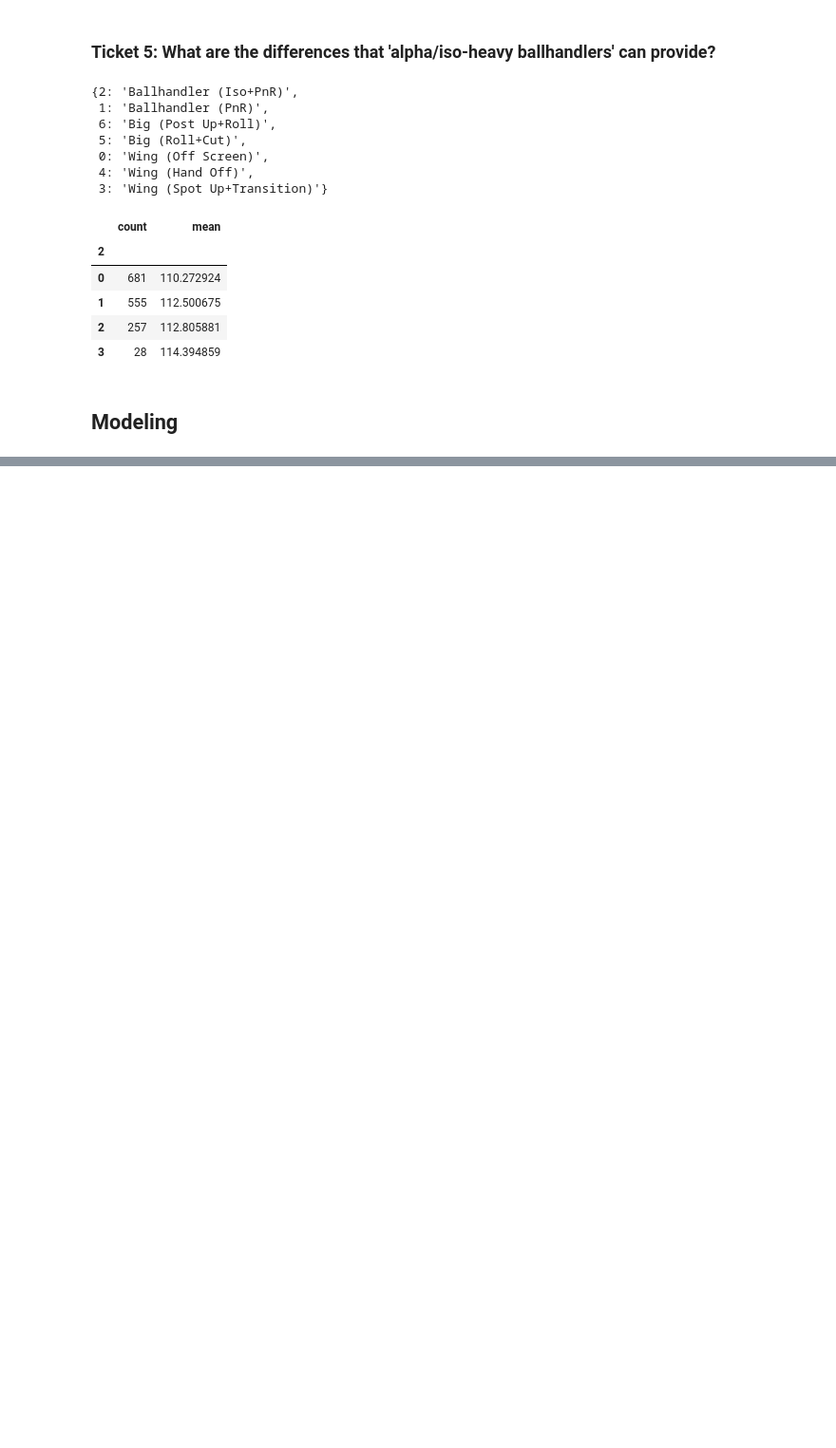
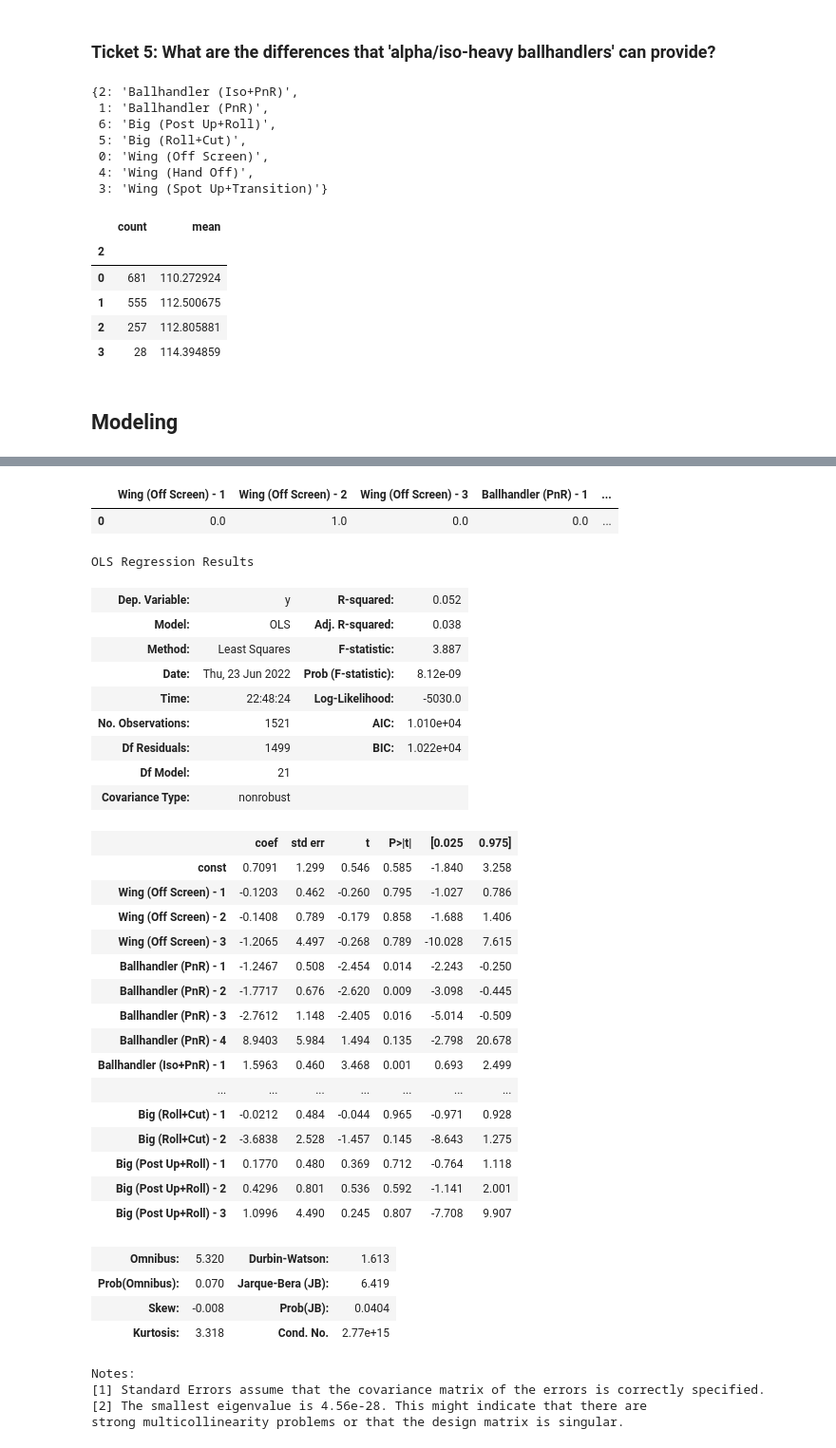
Before and after one commit to xulianrenzoku/synergy_clustering, a Jupyter notebook: nba_clustering_lineup_models.ipynb, the cells around one changed output, grey strips where cells are left out. Shown at 95% size. Drawn from its saved outputs; the diff is of its cells as text; code cells hidden in the pictures; blank space fills up the shorter version.

Commit message:
Add linear regression models

```diff
--- a/nba_clustering_lineup_models.ipynb
+++ b/nba_clustering_lineup_models.ipynb
@@ -425,6 +426,13 @@ plt.legend()
 # %% [output]
 <matplotlib.legend.Legend at 0x...>
 [figure]
+# %%
+league_avg = season_off_ratings[['off_Pts/Poss']].reset_index()\
+                                                 .rename(columns={'off_Pts/Poss':
+                                                                  'league_avg_off_Pts/Poss'})
+lineup_df_100 = lineup_df_100.merge(league_avg, how='left')
+lineup_df_100['adj_diff_to_league_avg'] = lineup_df_100['adj_off_Pts/Poss'] - \
+                                          lineup_df_100['league_avg_off_Pts/Poss']
 # %% [markdown]
 ## Exploratory Data Analysis
 # %% [markdown]
@@ -587,0 +598,8 @@ lineup_df_100.groupby(2)['adj_off_Pts/Poss'].agg(['count', 'mean'])
+# %%
+data = lineup_df_100[list(range(7))]
+y = lineup_df_100['adj_diff_to_league_avg'].values
+# %%
+categorical_cols = [[f'{cluster_dict_detail[i]} - {n}'
+                     for n in sorted(data[i].unique()) if n != 0]
+                     for i in range(7)]
+categorical_cols
@@ -587,0 +624,47 @@ lineup_df_100.groupby(2)['adj_off_Pts/Poss'].agg(['count', 'mean'])
+# %%
+data_encoded = pd.DataFrame(OneHotEncoder(drop='first').fit_transform(data).toarray(),
+                            columns=list(itertools.chain(*categorical_cols)))
+data_encoded.head(1)
+# %% [output]
+|  | Wing (Off Screen) - 1 | Wing (Off Screen) - 2 | Wing (Off Screen) - 3 | Ballhandler (PnR) - 1 | ... |
+| 0 | 0.0 | 1.0 | 0.0 | 0.0 | ... |
+# %%
+X = sm.add_constant(data_encoded)
+model = sm.OLS(y, X)
+res = model.fit()
+res.summary()
+# %% [output]
+OLS Regression Results
+| Dep. Variable: | y | R-squared: | 0.052 |
+| Model: | OLS | Adj. R-squared: | 0.038 |
+| Method: | Least Squares | F-statistic: | 3.887 |
+| Date: | Thu, 23 Jun 2022 | Prob (F-statistic): | 8.12e-09 |
+| Time: | 22:48:24 | Log-Likelihood: | -5030.0 |
+| No. Observations: | 1521 | AIC: | 1.010e+04 |
+| Df Residuals: | 1499 | BIC: | 1.022e+04 |
+| Df Model: | 21 |  |  |
+| Covariance Type: | nonrobust |  |  |
+|  | coef | std err | t | P>|t| | [0.025 | 0.975] |
+| const | 0.7091 | 1.299 | 0.546 | 0.585 | -1.840 | 3.258 |
+| Wing (Off Screen) - 1 | -0.1203 | 0.462 | -0.260 | 0.795 | -1.027 | 0.786 |
+| Wing (Off Screen) - 2 | -0.1408 | 0.789 | -0.179 | 0.858 | -1.688 | 1.406 |
+| Wing (Off Screen) - 3 | -1.2065 | 4.497 | -0.268 | 0.789 | -10.028 | 7.615 |
+| Ballhandler (PnR) - 1 | -1.2467 | 0.508 | -2.454 | 0.014 | -2.243 | -0.250 |
+| Ballhandler (PnR) - 2 | -1.7717 | 0.676 | -2.620 | 0.009 | -3.098 | -0.445 |
+| Ballhandler (PnR) - 3 | -2.7612 | 1.148 | -2.405 | 0.016 | -5.014 | -0.509 |
+| Ballhandler (PnR) - 4 | 8.9403 | 5.984 | 1.494 | 0.135 | -2.798 | 20.678 |
+| Ballhandler (Iso+PnR) - 1 | 1.5963 | 0.460 | 3.468 | 0.001 | 0.693 | 2.499 |
+| ... | ... | ... | ... | ... | ... | ... |
+| Big (Roll+Cut) - 1 | -0.0212 | 0.484 | -0.044 | 0.965 | -0.971 | 0.928 |
+| Big (Roll+Cut) - 2 | -3.6838 | 2.528 | -1.457 | 0.145 | -8.643 | 1.275 |
+| Big (Post Up+Roll) - 1 | 0.1770 | 0.480 | 0.369 | 0.712 | -0.764 | 1.118 |
+| Big (Post Up+Roll) - 2 | 0.4296 | 0.801 | 0.536 | 0.592 | -1.141 | 2.001 |
+| Big (Post Up+Roll) - 3 | 1.0996 | 4.490 | 0.245 | 0.807 | -7.708 | 9.907 |
+| Omnibus: | 5.320 | Durbin-Watson: | 1.613 |
+| Prob(Omnibus): | 0.070 | Jarque-Bera (JB): | 6.419 |
+| Skew: | -0.008 | Prob(JB): | 0.0404 |
+| Kurtosis: | 3.318 | Cond. No. | 2.77e+15 |
+Notes:
+[1] Standard Errors assume that the covariance matrix of the errors is correctly specified.
+[2] The smallest eigenvalue is 4.56e-28. This might indicate that there are
+strong multicollinearity problems or that the design matrix is singular.
```
Also changed, not shown: parts of 5 cells of this notebook.
